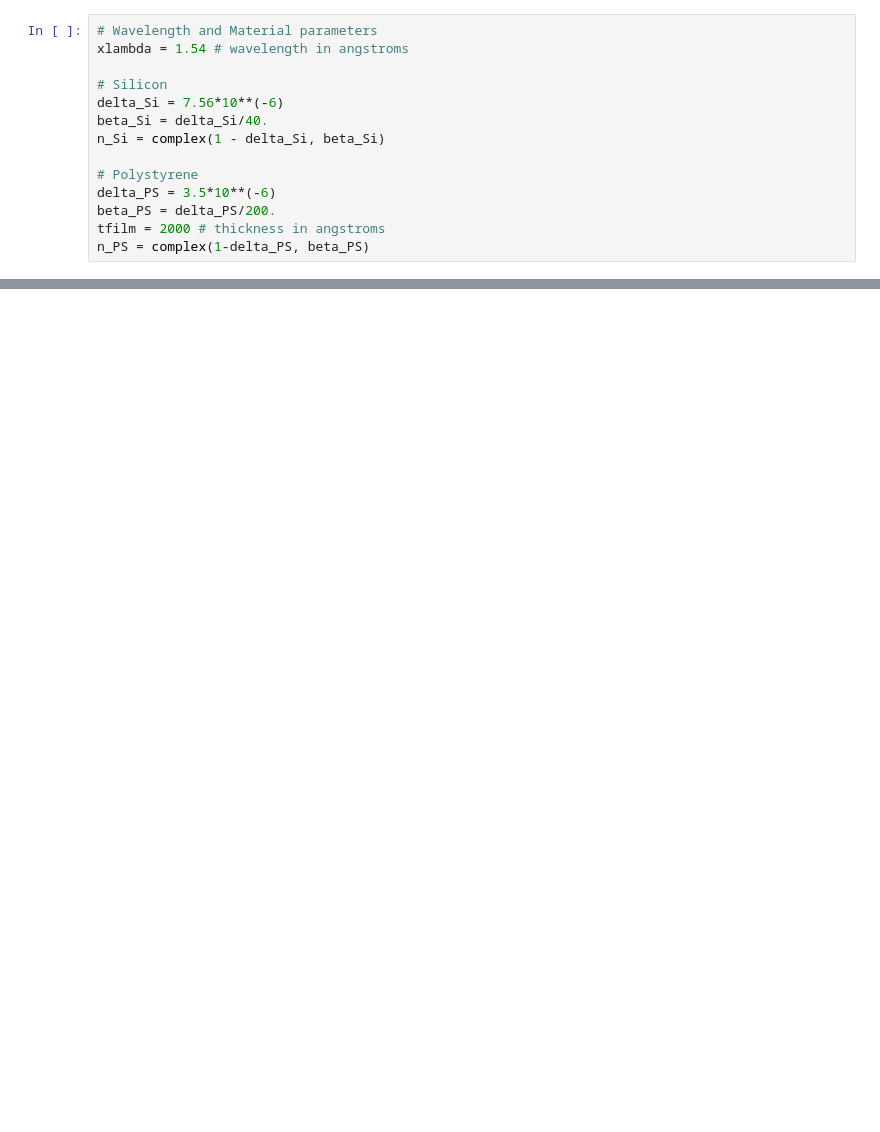
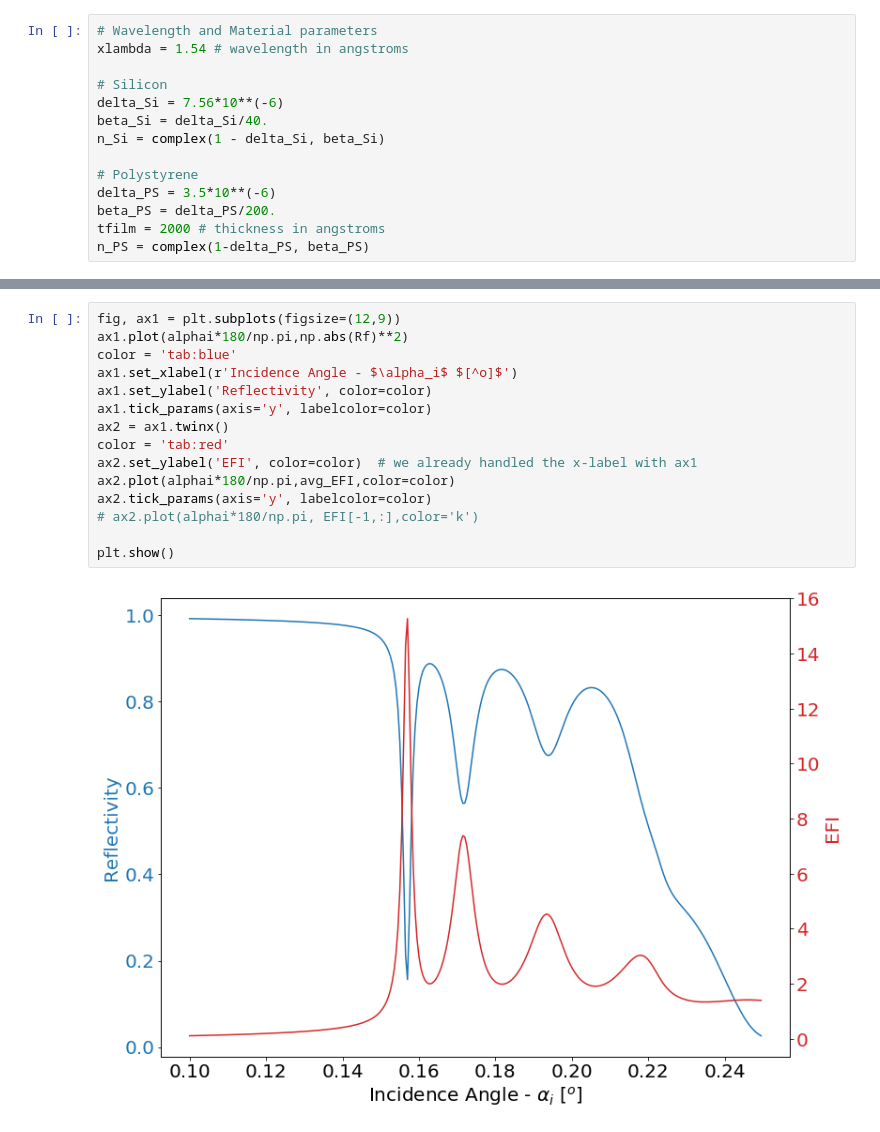
Before and after one commit to pjd5144/scattering, a Jupyter notebook: Parrat.ipynb, the cells around one changed output, grey strips where cells are left out. Drawn from its saved outputs; the diff is of its cells as text; blank space fills up the shorter version.

```diff
--- a/Parrat.ipynb
+++ b/Parrat.ipynb
@@ -121,0 +166,17 @@ plt.show()
+# %%
+fig, ax1 = plt.subplots(figsize=(12,9))
+ax1.plot(alphai*180/np.pi,np.abs(Rf)**2)
+color = 'tab:blue'
+ax1.set_xlabel(r'Incidence Angle - $\alpha_i$ $[^o]$')
+ax1.set_ylabel('Reflectivity', color=color)
+ax1.tick_params(axis='y', labelcolor=color)
+ax2 = ax1.twinx()
+color = 'tab:red'
+ax2.set_ylabel('EFI', color=color)  # we already handled the x-label with ax1
+ax2.plot(alphai*180/np.pi,avg_EFI,color=color)
+ax2.tick_params(axis='y', labelcolor=color)
+# ax2.plot(alphai*180/np.pi, EFI[-1,:],color='k')
+
+plt.show()
+# %% [output]
+[figure, added]
```
Also changed, not shown: parts of 6 cells of this notebook, 3 other files.
